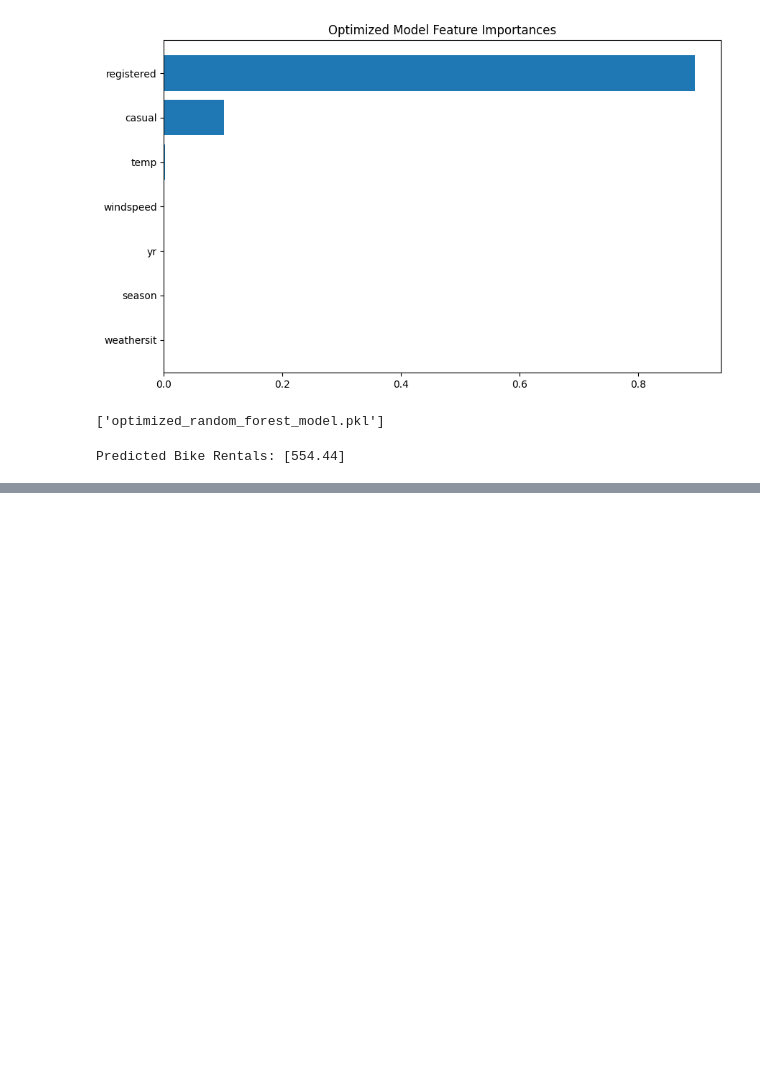
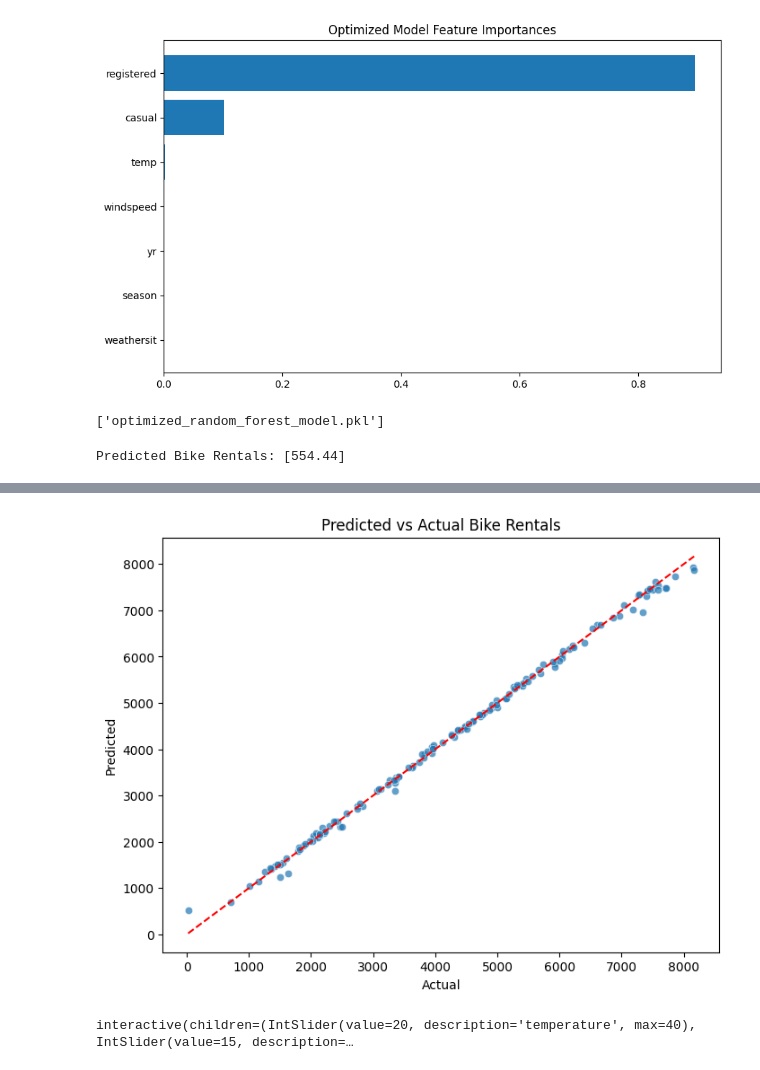
Before and after one commit to Mayar215999/data-science-project, a Jupyter notebook: bike_rental_prediction_assignment.ipynb, the cells around one changed output, grey strips where cells are left out. Saved outputs shown, nothing was run; the diff lists cells and outputs as text; code cells hidden in the pictures; blank space fills up the shorter version.

```diff
--- a/bike_rental_prediction_assignment.ipynb
+++ b/bike_rental_prediction_assignment.ipynb
@@ -407,0 +507,25 @@ Predicted Bike Rentals: [554.44]
+# %%
+#Scatterplot of Predictions:
+# Predicted vs Actual
+plt.figure(figsize=(8, 6))
+sns.scatterplot(x=y_test, y=y_pred_optimized, alpha=0.7)
+plt.plot([y_test.min(), y_test.max()], [y_test.min(), y_test.max()], 'k--', color='red')
+plt.title('Predicted vs Actual Bike Rentals')
+plt.xlabel('Actual')
+plt.ylabel('Predicted')
+plt.show()
+# %% [output]
+[figure, added]
+# %%
+## Make the Notebook Interactive
+##Add widgets to make my notebook dynamic using ipywidgets:
+
+from ipywidgets import interact
+
+@interact(temperature=(0, 40, 1), windspeed=(0, 30, 1))
+def predict_rentals(temperature, windspeed):
+    new_data = [[0, 0, temperature, 1, 2, 1, windspeed]]  # Update as per your feature list
+    prediction = optimized_model.predict(new_data)
+    print(f"Predicted Bike Rentals: {int(prediction[0])}")
+# %% [output]
+interactive(children=(IntSlider(value=20, description='temperature', max=40), IntSlider(value=15, description=…
```
Also changed, not shown: parts of 8 cells of this notebook.
